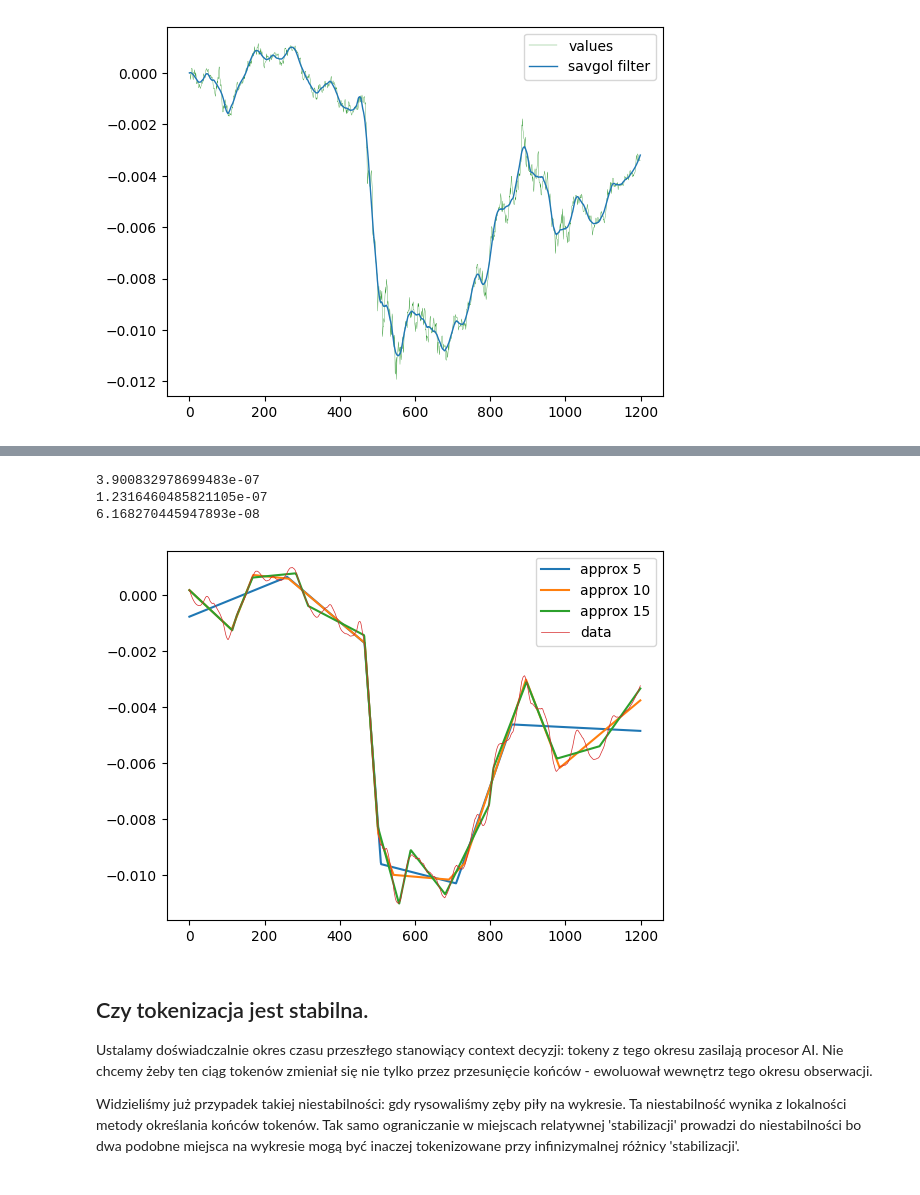
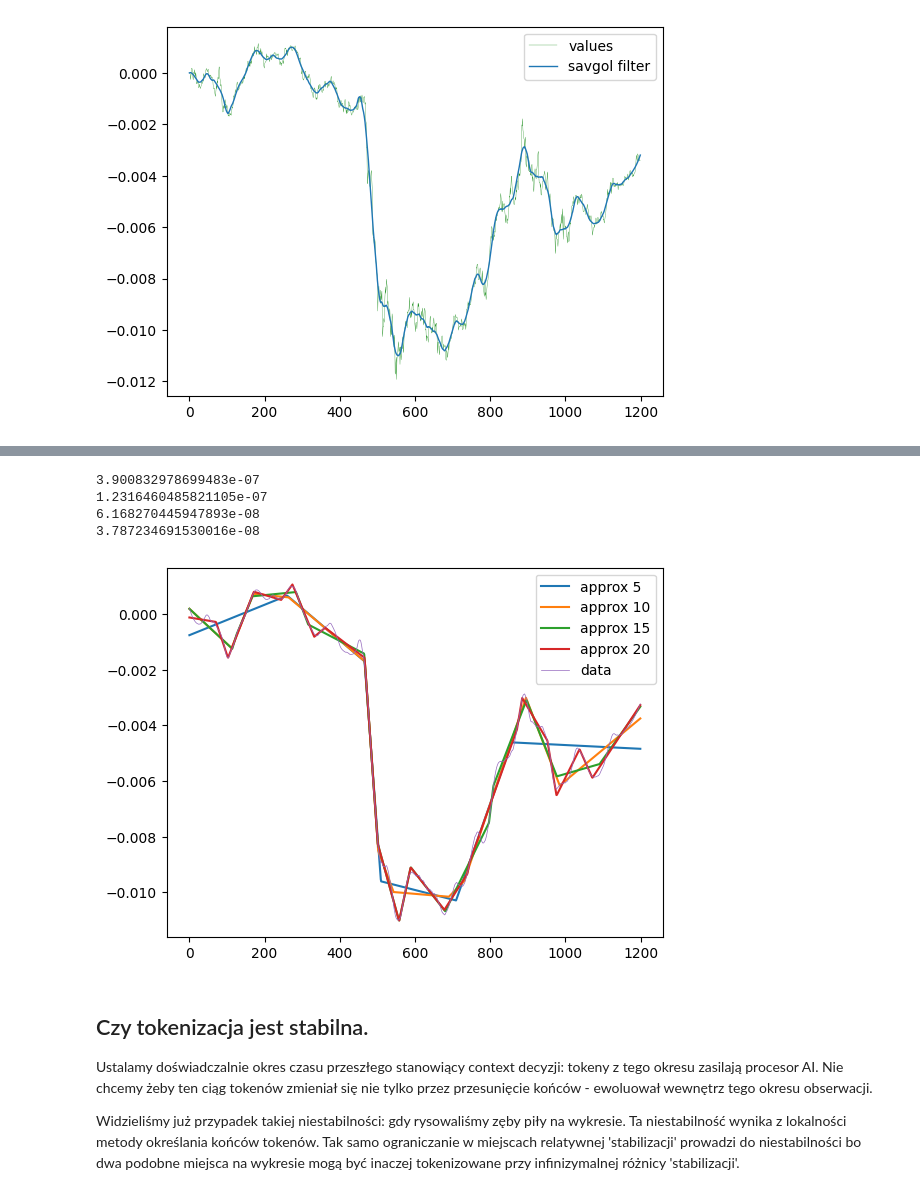
Before and after one commit to stefanzarembinski/szx81, a Jupyter notebook: src/parser_splitlines.ipynb, the cells around one changed output, grey strips where cells are left out. Saved outputs shown, nothing was run; the diff lists cells and outputs as text; code cells hidden in the pictures.

```diff
--- a/src/parser_splitlines.ipynb
+++ b/src/parser_splitlines.ipynb
@@ -32,13 +32,10 @@ Test data start time is 2023:01:02 22:58
 Test data end time is   2023:01:09 21:39
 Subtracting moving avarage: True
 # %%
-spline_order = 2
-approx_acc = 5e-5
-
 shift = 0
 length = 1200
 limits = (0 + shift, length + shift)
-shift = 0
+
 value = td.VALUE[limits[0]: limits[1]]
 cndl_count = np.arange(*limits, dtype='float64')
 
@@ -104,0 +80,27 @@ plt.show()
+# %%
+NUMDER_PIECES = 10
+WINDOW = 1200
+K = 1
+
+def piecewise(
+        shift=0, window=WINDOW, filter=co.Savgol_filter(window=50, order=2),
+        scale_x=1.e-5, number_pieces=NUMDER_PIECES, k=K):
+    value = td.VALUE[shift: window + shift]
+    if filter is not None:
+        value = filter.filter(value)
+    cndl_count = np.arange(0, len(value))
+    piecewise = ls.LeastSq(ls.Splines(
+        x=cndl_count, y=value, scale_x=scale_x, number_pieces=number_pieces, k=k) )
+    piecewise.run()
+    return piecewise.func_class, cndl_count, value
+
+clazz, cndl_count, value = piecewise(shift=0, number_pieces=5, k=1)
+
+plt.plot(cndl_count, value, color='green', label='data', linewidth='0.5')
+plt.plot(cndl_count, clazz.approx(cndl_count), color='blue', label='approx')
+plt.scatter(*clazz.knots(), color='orange', label='param final')
+
+
+
+plt.legend()
+plt.show()
@@ -105,20 +109,19 @@ plt.show()
 # %%
-for n in [5, 10, 15]:
-    piecewise = ls.LeastSq(ls.Splines(cndl_count, filtered, scale_x=1.e-5, number_pieces=n, k=1) )
-    piecewise.run()
-    clazz = piecewise.func_class
+for n in [5, 10, 15, 20]:
+    clazz, cndl_count, value = piecewise(number_pieces=n)
     variance = sum(clazz.func() ** 2)
     print(variance)
     plt.plot(cndl_count, clazz.approx(cndl_count), label=f'approx {n}')
 
-plt.plot(cndl_count, filtered, label='data', linewidth='0.5')
+plt.plot(cndl_count, value, label='data', linewidth='0.5')
 plt.legend()
 plt.show()
 # %% [output]
 3.900832978699483e-07
 1.2316460485821105e-07
 6.168270445947893e-08
+3.787234691530016e-08
-[figure, old version]
+[figure, new version]
 # %% [markdown]
 ## Czy tokenizacja jest stabilna.
 
```
Also changed, not shown: parts of 6 cells of this notebook, 1 other file.
